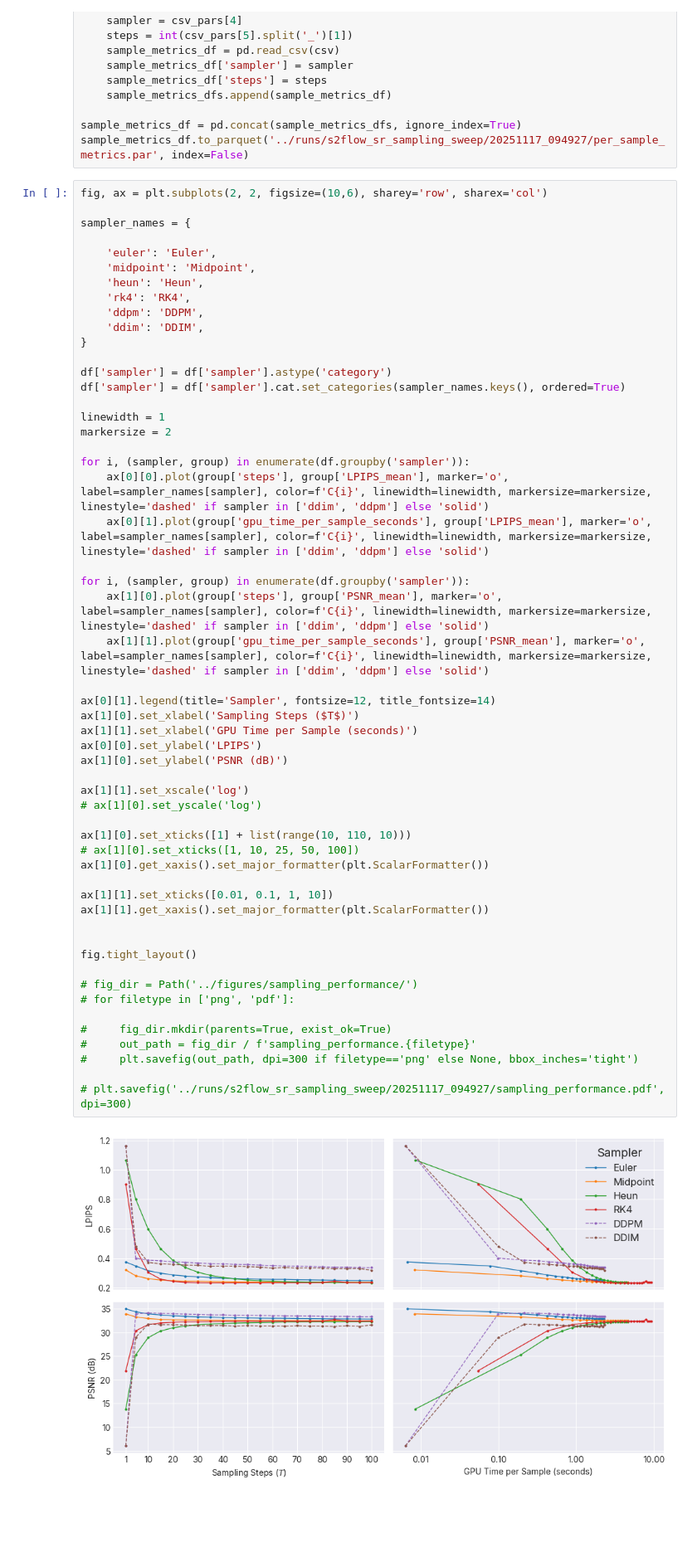
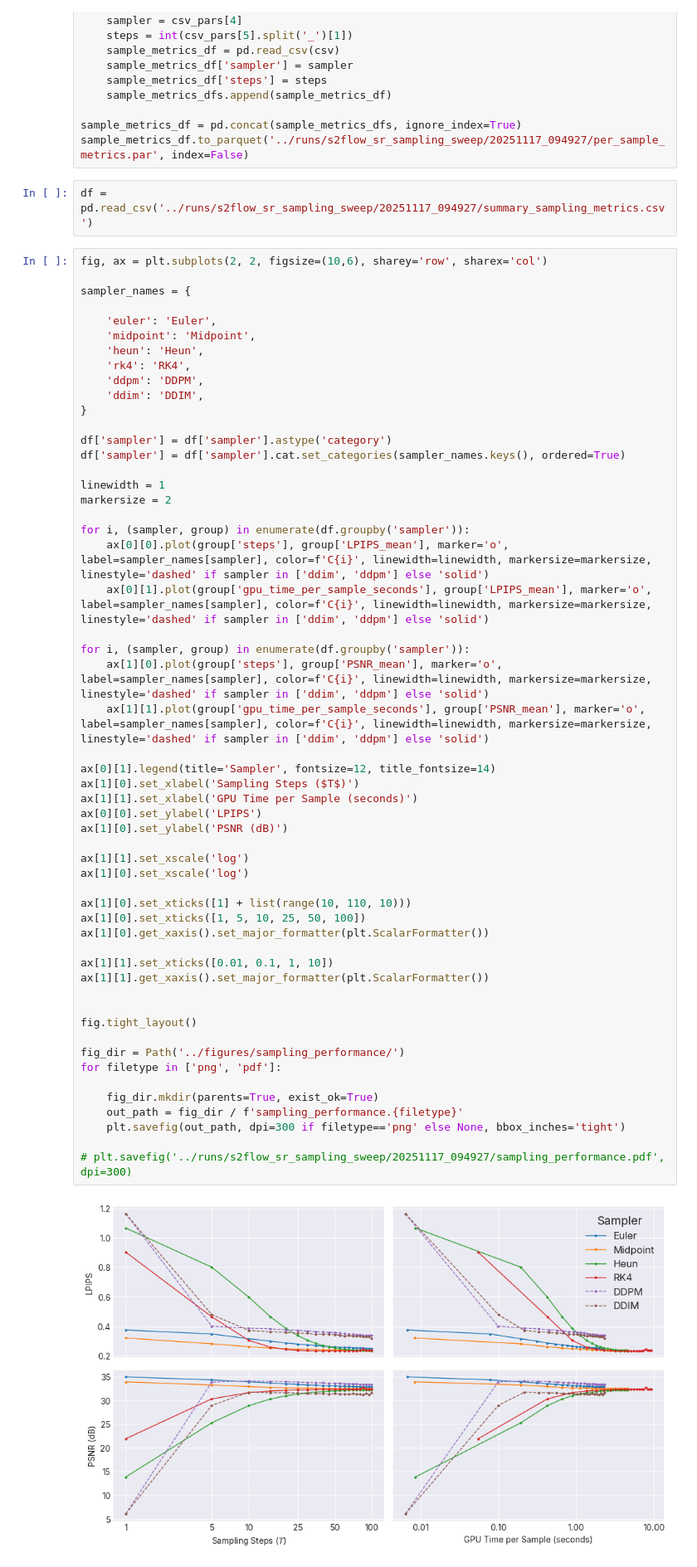
Before and after one commit to DakotaHester/s2flow, a Jupyter notebook: notebooks/plot_sampling.ipynb, the cells around one changed output. Shown at 83% size. Cells and saved outputs as stored; diff of their text form; blank space fills up the shorter version.

```diff
--- a/notebooks/plot_sampling.ipynb
+++ b/notebooks/plot_sampling.ipynb
@@ -101,6 +101,8 @@ for csv in glob('../runs/s2flow_sr_sampling_sweep/20251117_094927/*/*/*/sr_evalu
 
 sample_metrics_df = pd.concat(sample_metrics_dfs, ignore_index=True)
 sample_metrics_df.to_parquet('../runs/s2flow_sr_sampling_sweep/20251117_094927/per_sample_metrics.par', index=False)
+# %%
+df = pd.read_csv('../runs/s2flow_sr_sampling_sweep/20251117_094927/summary_sampling_metrics.csv')
 # %%
 fig, ax = plt.subplots(2, 2, figsize=(10,6), sharey='row', sharex='col')
 
@@ -122,41 +124,41 @@ markersize = 2
 
 for i, (sampler, group) in enumerate(df.groupby('sampler')):
     ax[0][0].plot(group['steps'], group['LPIPS_mean'], marker='o', label=sampler_names[sampler], color=f'C{i}', linewidth=linewidth, markersize=markersize, linestyle='dashed' if sampler in ['ddim', 'ddpm'] else 'solid')
     ax[0][1].plot(group['gpu_time_per_sample_seconds'], group['LPIPS_mean'], marker='o', label=sampler_names[sampler], color=f'C{i}', linewidth=linewidth, markersize=markersize, linestyle='dashed' if sampler in ['ddim', 'ddpm'] else 'solid')
 
 for i, (sampler, group) in enumerate(df.groupby('sampler')):
     ax[1][0].plot(group['steps'], group['PSNR_mean'], marker='o', label=sampler_names[sampler], color=f'C{i}', linewidth=linewidth, markersize=markersize, linestyle='dashed' if sampler in ['ddim', 'ddpm'] else 'solid')
     ax[1][1].plot(group['gpu_time_per_sample_seconds'], group['PSNR_mean'], marker='o', label=sampler_names[sampler], color=f'C{i}', linewidth=linewidth, markersize=markersize, linestyle='dashed' if sampler in ['ddim', 'ddpm'] else 'solid')
 
 ax[0][1].legend(title='Sampler', fontsize=12, title_fontsize=14)
 ax[1][0].set_xlabel('Sampling Steps ($T$)')
 ax[1][1].set_xlabel('GPU Time per Sample (seconds)')
 ax[0][0].set_ylabel('LPIPS')
 ax[1][0].set_ylabel('PSNR (dB)')
 
 ax[1][1].set_xscale('log')
-# ax[1][0].set_yscale('log')
+ax[1][0].set_xscale('log')
 
 ax[1][0].set_xticks([1] + list(range(10, 110, 10)))
-# ax[1][0].set_xticks([1, 10, 25, 50, 100])
+ax[1][0].set_xticks([1, 5, 10, 25, 50, 100])
 ax[1][0].get_xaxis().set_major_formatter(plt.ScalarFormatter())
 
 ax[1][1].set_xticks([0.01, 0.1, 1, 10])
 ax[1][1].get_xaxis().set_major_formatter(plt.ScalarFormatter())
 
 
 fig.tight_layout()
 
-# fig_dir = Path('../figures/sampling_performance/')
-# for filetype in ['png', 'pdf']:
+fig_dir = Path('../figures/sampling_performance/')
+for filetype in ['png', 'pdf']:
 
-#     fig_dir.mkdir(parents=True, exist_ok=True)
-#     out_path = fig_dir / f'sampling_performance.{filetype}'
-#     plt.savefig(out_path, dpi=300 if filetype=='png' else None, bbox_inches='tight')
+    fig_dir.mkdir(parents=True, exist_ok=True)
+    out_path = fig_dir / f'sampling_performance.{filetype}'
+    plt.savefig(out_path, dpi=300 if filetype=='png' else None, bbox_inches='tight')
 
 # plt.savefig('../runs/s2flow_sr_sampling_sweep/20251117_094927/sampling_performance.pdf', dpi=300)
 # %% [output]
-[figure, old version]
+[figure, new version]
 # %%
 optimal_steps = {
     sampler: KneeLocator(
```
Also changed, not shown: parts of 2 cells of this notebook, 12 other files.
